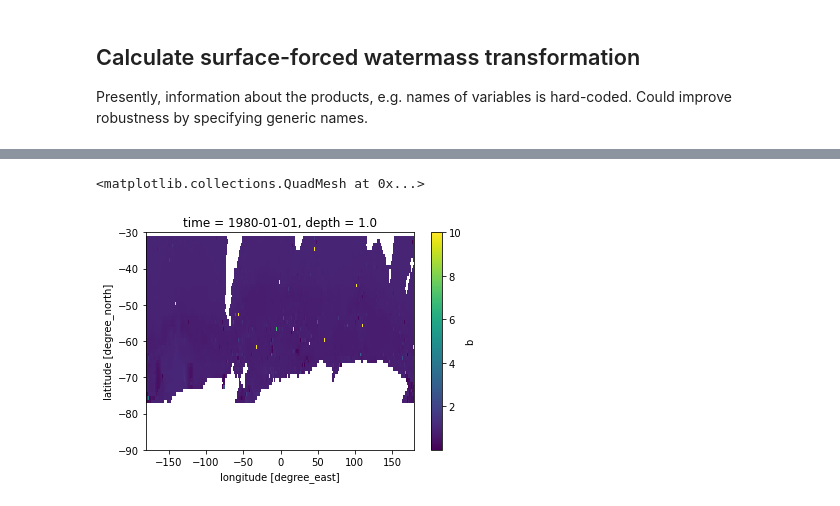
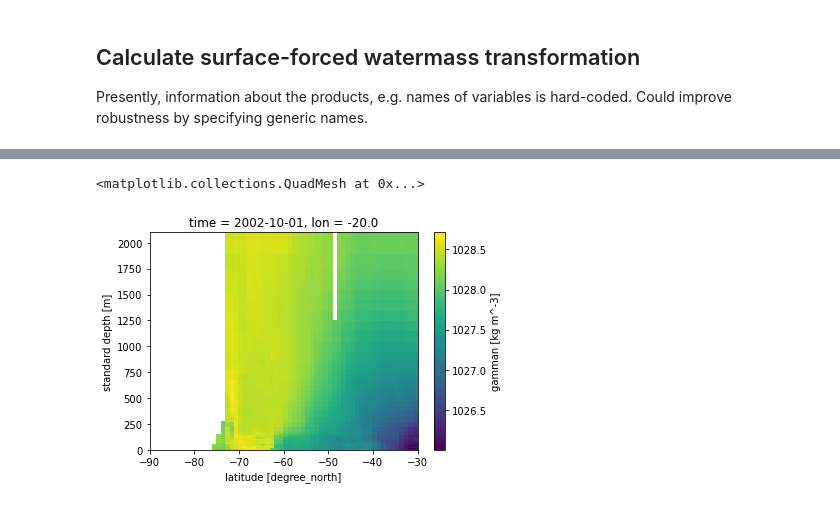
Before and after one commit to gmacgilchrist/so_decadal_variability, a Jupyter notebook: notebooks/calc_wmt-surfacefluxes_reanalyses.ipynb, the cells around one changed output, grey strips where cells are left out. Cells and saved outputs as stored; diff of their text form; code cells hidden in the pictures.

```diff
--- a/notebooks/calc_wmt-surfacefluxes_reanalyses.ipynb
+++ b/notebooks/calc_wmt-surfacefluxes_reanalyses.ipynb
@@ -58,5 +59,5 @@ G['total'].mean('time').plot()
-# %%
-ds['b'].isel(depth=0,time=0).plot()
-# %% [output]
-<matplotlib.collections.QuadMesh at 0x...>
-[figure, removed]
+# %%
+ds['gamman'].sel(lon=-20,time='2002-10-01',method='nearest').plot()
+# %% [output]
+<matplotlib.collections.QuadMesh at 0x...>
+[figure, added]
```
Also changed, not shown: parts of 5 cells of this notebook, 2 other files.
